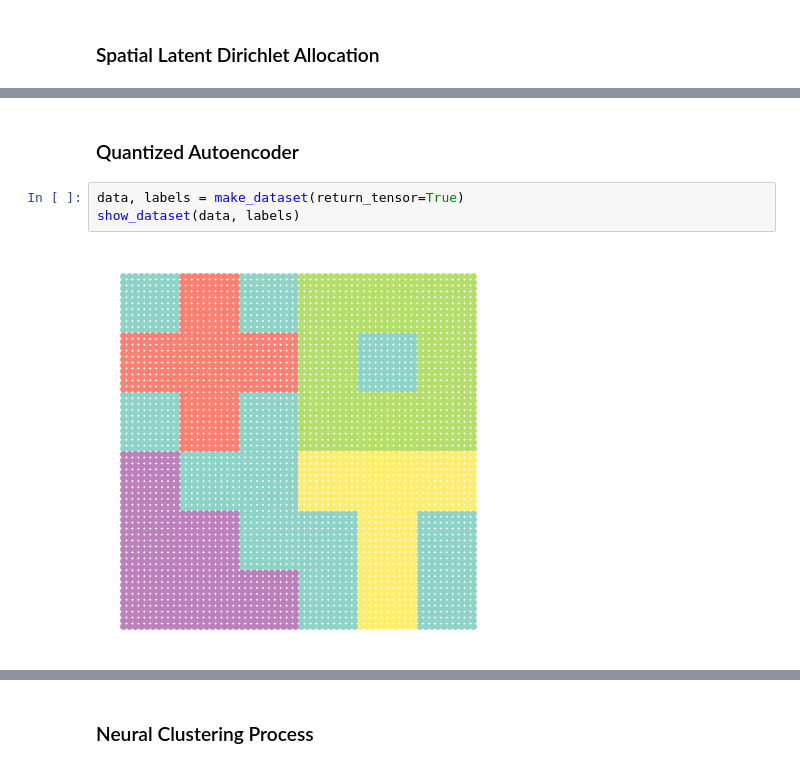
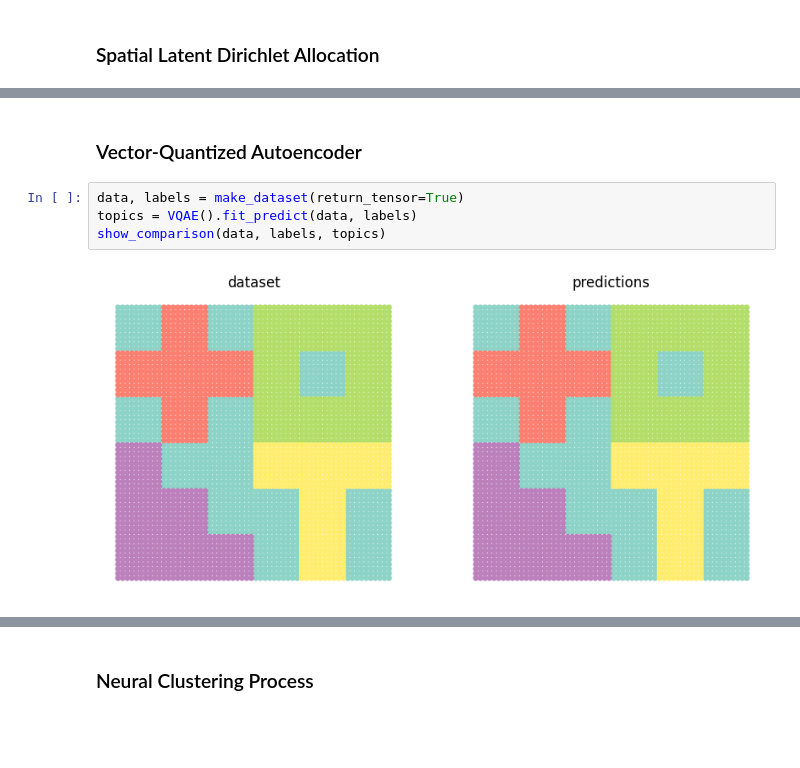
Before and after one commit to craigfouts/asterism, a Jupyter notebook: notebooks/demo.ipynb, the cells around one changed output, grey strips where cells are left out. Cells and saved outputs as stored; diff of their text form; blank space fills up the shorter version.

```diff
--- a/notebooks/demo.ipynb
+++ b/notebooks/demo.ipynb
@@ -43,7 +34,8 @@ show_dataset(data, topics)
 # %% [markdown]
-### Quantized Autoencoder
+### Vector-Quantized Autoencoder
 # %%
 data, labels = make_dataset(return_tensor=True)
-show_dataset(data, labels)
+topics = VQAE().fit_predict(data, labels)
+show_comparison(data, labels, topics)
 # %% [output]
-[figure, old version]
+[figure, new version]
```
Also changed, not shown: parts of 13 cells of this notebook, 9 other files.
